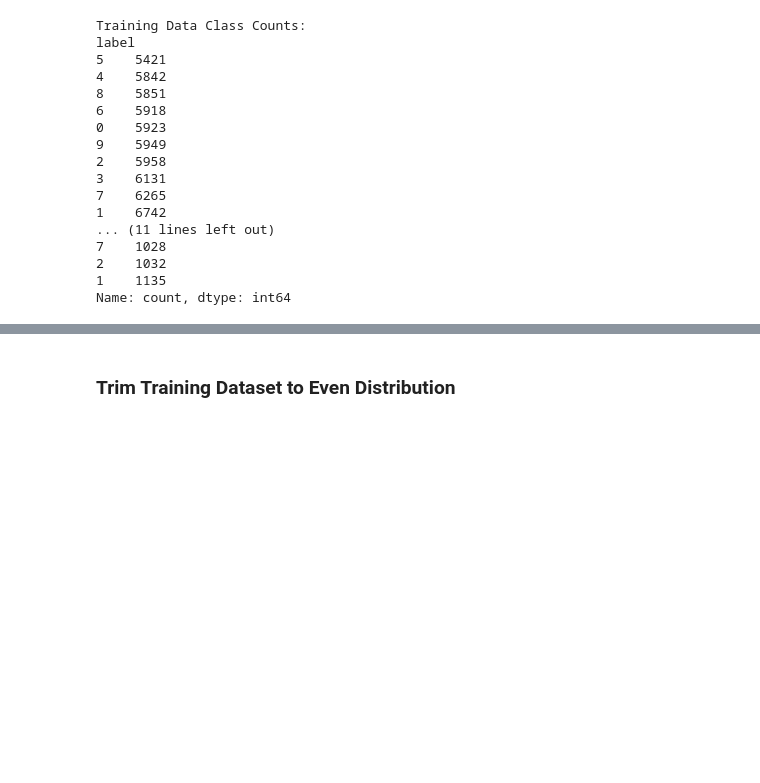
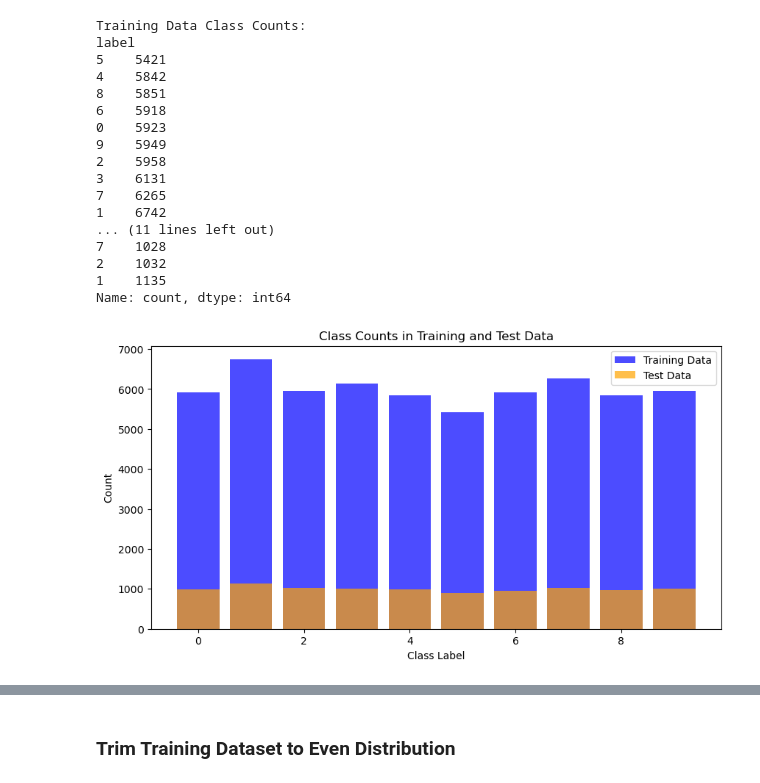
Before and after one commit to ryanchristopher27/CS8770-NeuralNetworks, a Jupyter notebook: project_1/data_analysis.ipynb, the cells around one changed output, grey strips where cells are left out. Cells and saved outputs as stored; diff of their text form; code cells hidden in the pictures; blank space fills up the shorter version.

```diff
--- a/project_1/data_analysis.ipynb
+++ b/project_1/data_analysis.ipynb
@@ -59,3 +60,19 @@ label
 2    1032
 1    1135
 Name: count, dtype: int64
+# %%
+train_class_counts_sorted = train_class_counts.sort_index()
+test_class_counts_sorted = test_class_counts.sort_index()
+
+plt.figure(figsize=(10, 5))
+plt.bar(train_class_counts_sorted.index, train_class_counts_sorted, color='blue', alpha=0.7, label='Training Data')
+
+plt.bar(test_class_counts_sorted.index, test_class_counts_sorted, color='orange', alpha=0.7, label='Test Data')
+
+plt.xlabel('Class Label')
+plt.ylabel('Count')
+plt.title('Class Counts in Training and Test Data')
+plt.legend()
+plt.show()
+# %% [output]
+[figure, added]
```
Also changed, not shown: parts of 2 cells of this notebook, 8 other files.
